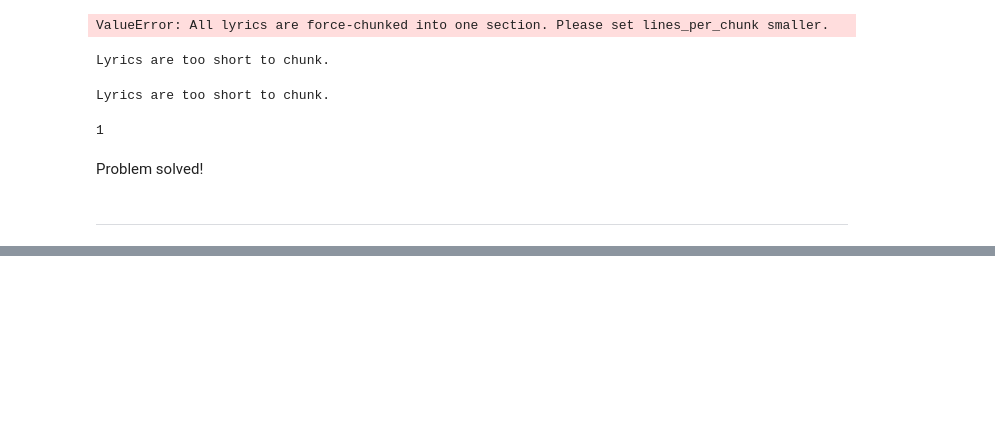
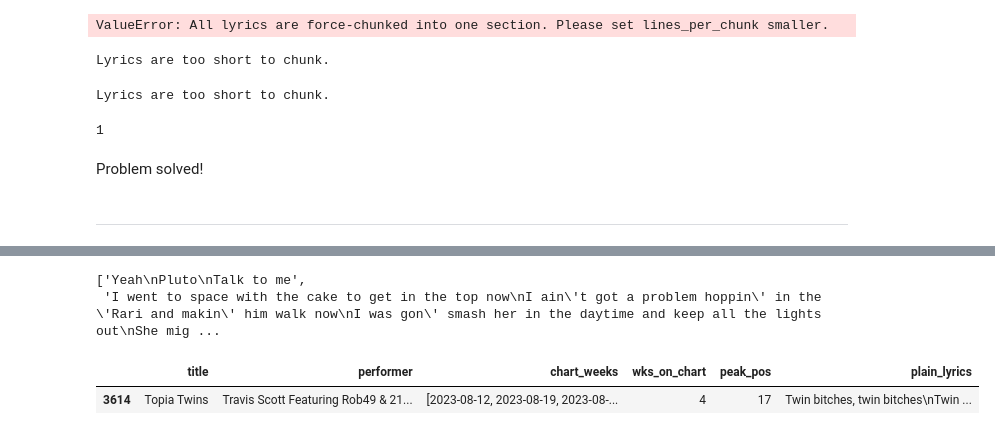
Before and after one commit to ChuqingShi/LyricLens, a Jupyter notebook: notebooks/03-lyrics-chunk.ipynb, the cells around one changed output, grey strips where cells are left out. Drawn from its saved outputs; the diff is of its cells as text; code cells hidden in the pictures; blank space fills up the shorter version.

```diff
--- a/notebooks/03-lyrics-chunk.ipynb
+++ b/notebooks/03-lyrics-chunk.ipynb
@@ -330,0 +370,11 @@ ValueError: All lyrics were merged into one section. Please set min_lines smalle
+# %%
+sections
+# %% [output]
+['Yeah\nPluto\nTalk to me',
+ 'I went to space with the cake to get in the top now\nI ain\'t got a problem hoppin\' in the \'Rari and makin\' him walk now\nI was gon\' smash her in the daytime and keep all the lights out\nShe mig ...
+# %%
+row = filtered_hot100_lyrics_df[(filtered_hot100_lyrics_df["title"]=="Topia Twins") & (filtered_hot100_lyrics_df["performer"] == "Travis Scott Featuring Rob49 & 21 Savage")]
+row
+# %% [output]
+|  | title | performer | chart_weeks | wks_on_chart | peak_pos | plain_lyrics |
+| 3614 | Topia Twins | Travis Scott Featuring Rob49 & 21... | [2023-08-12, 2023-08-19, 2023-08-... | 4 | 17 | Twin bitches, twin bitches\nTwin ... |
```
Also changed, not shown: parts of 12 cells of this notebook, 1 other file.
